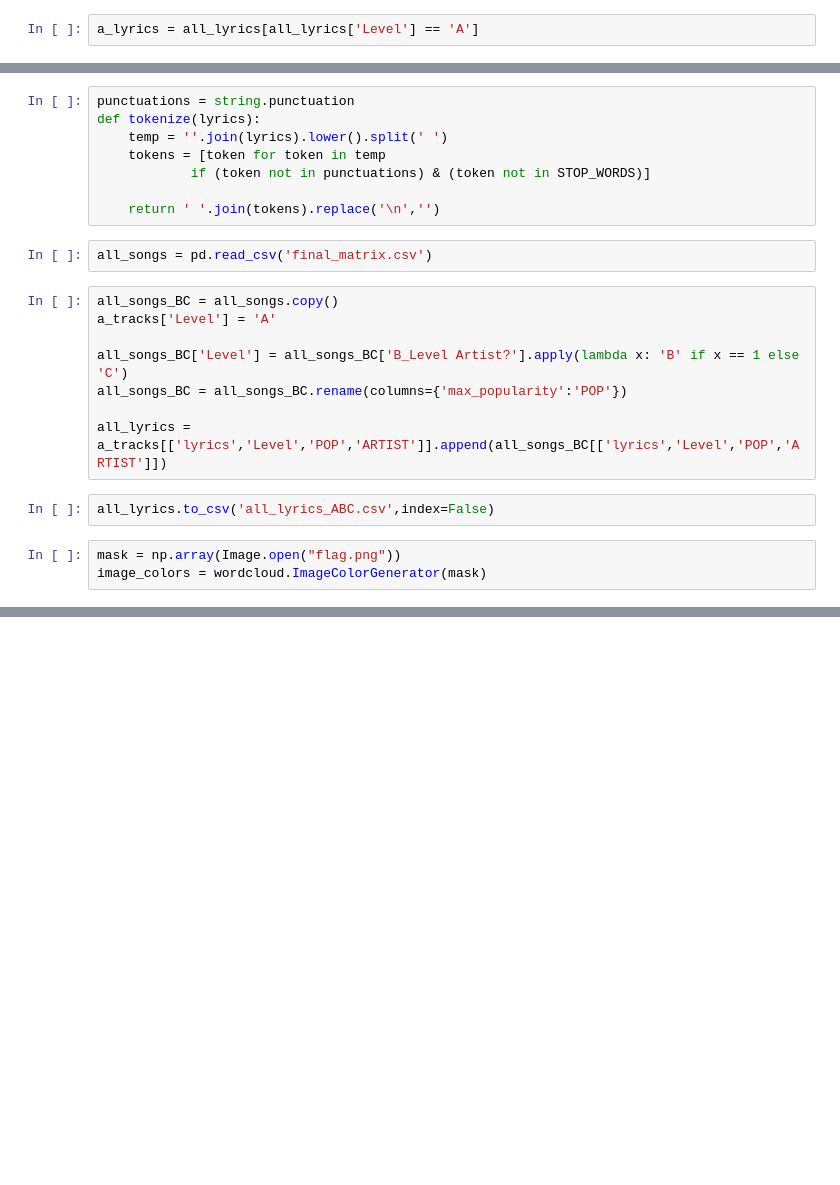
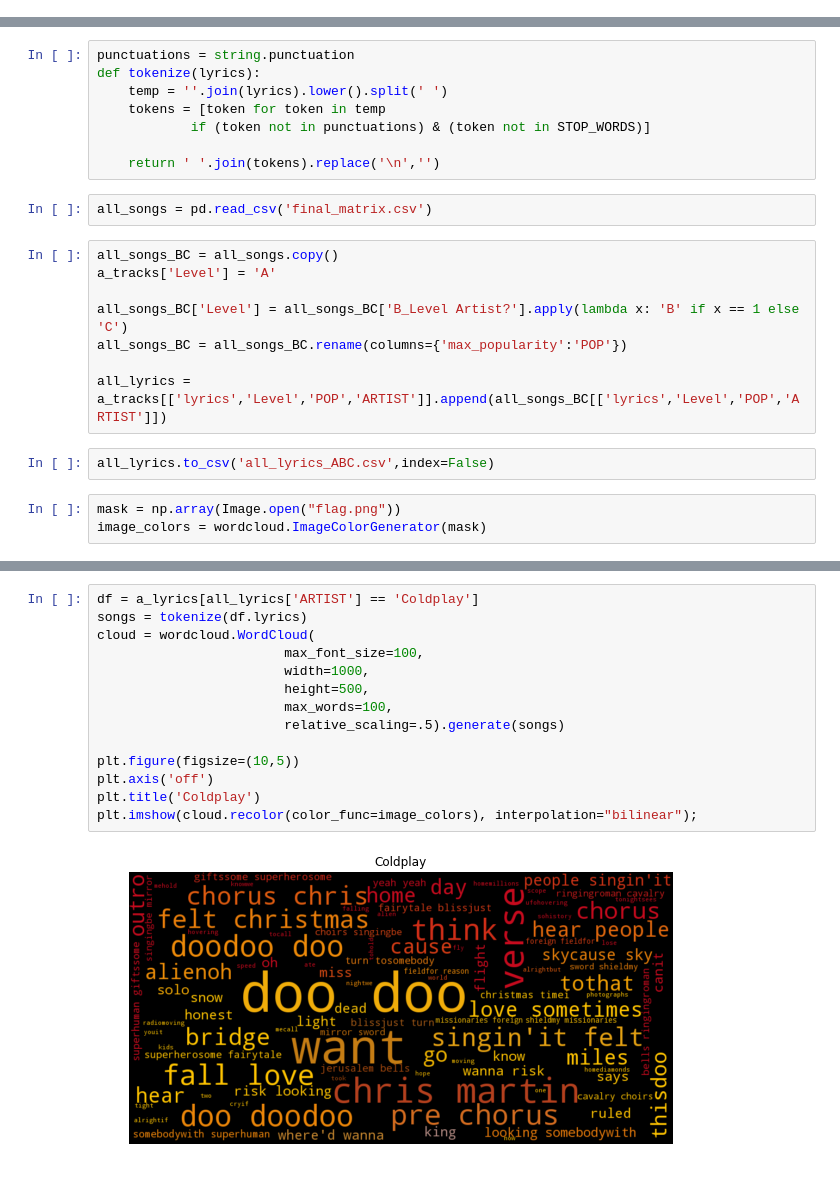
Before and after one commit to NYU-CDS-Capstone-Project/Song_Popularity_Prediction, a Jupyter notebook: Stella/Data Visualization.ipynb, the cells around one changed output, grey strips where cells are left out. Saved outputs shown, nothing was run; the diff lists cells and outputs as text; blank space fills up the shorter version.

```diff
--- a/Stella/Data Visualization.ipynb
+++ b/Stella/Data Visualization.ipynb
@@ -55,5 +32,3 @@ import matplotlib.pyplot as plt
 # %%
 vectorizer = TfidfVectorizer()
 svd = TruncatedSVD(n_components=50)
-# %%
-a_lyrics = all_lyrics[all_lyrics['Level'] == 'A']
@@ -149,0 +118,16 @@ for a in a_lyrics['ARTIST'].unique():
+# %%
+df = a_lyrics[all_lyrics['ARTIST'] == 'Coldplay']
+songs = tokenize(df.lyrics)
+cloud = wordcloud.WordCloud(
+                        max_font_size=100,
+                        width=1000,
+                        height=500,
+                        max_words=100,
+                        relative_scaling=.5).generate(songs)
+
+plt.figure(figsize=(10,5))
+plt.axis('off')
+plt.title('Coldplay')
+plt.imshow(cloud.recolor(color_func=image_colors), interpolation="bilinear");
+# %% [output]
+[figure, added]
```
Also changed, not shown: parts of 16 cells of this notebook, 2 other files.
